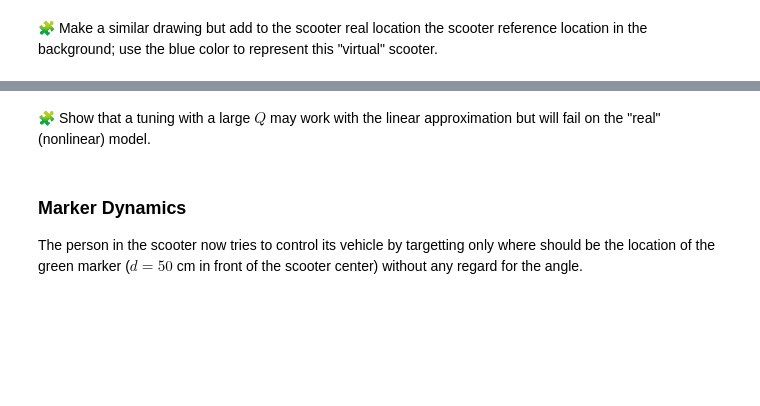
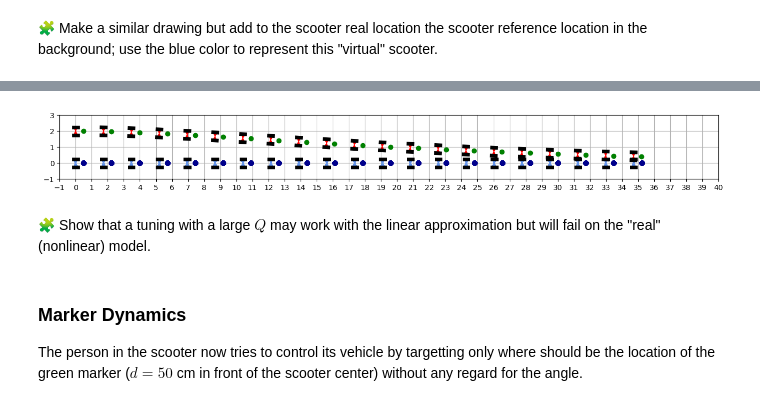
Before and after one commit to idalioua/control-engineering-with-python-project-2023-2024, a Jupyter notebook: Project-part-3.ipynb, the cells around one changed output, grey strips where cells are left out. Drawn from its saved outputs; the diff is of its cells as text; code cells hidden in the pictures; blank space fills up the shorter version.

```diff
--- a/Project-part-3.ipynb
+++ b/Project-part-3.ipynb
@@ -1008,2 +1008,55 @@ for x, y, theta in sol_t.T:
+# %%
+def draw_virtual(new_x, new_y, angle):
+    trans = array([[new_x], [new_y]])
+    rot = array([
+        [cos(angle), -sin(angle)],
+        [sin(angle),  cos(angle)]
+    ])
+
+    # Left pad
+    pad_left_corners = [[0, 0], [-r, l/2], [r, l/2]]
+    pad_left_corners += [pad_left_corners[0]]
+    pad_left_corners = array(pad_left_corners).T
+    pad_left_corners = rot @ pad_left_corners + trans
+    left_x_coords = pad_left_corners[0]
+    left_y_coords = pad_left_corners[1]
+    fill(left_x_coords, left_y_coords, color="#6495ED", zorder=10)
+
+    # Right pad
+    pad_right_corners = [[0, 0], [r, -l/2], [-r, -l/2]]
+    pad_right_corners += [pad_right_corners[0]]
+    pad_right_corners = array(pad_right_corners).T
+    pad_right_corners = rot @ pad_right_corners + trans
+    right_x_coords = pad_right_corners[0]
+    right_y_coords = pad_right_corners[1]
+    fill(right_x_coords, right_y_coords, color="#6495ED", zorder=10)
+
+    # Fixed Wheels
+    left_wheel_start = rot @ [[-r], [-l/2]] + trans
+    left_wheel_end = rot @ [[r], [-l/2]] + trans
+    plot([left_wheel_start[0], left_wheel_end[0]], [left_wheel_start[1], left_wheel_end[1]], color="black", linewidth=5, zorder=20)
+
+    right_wheel_start = rot @ [[-r], [l/2]] + trans
+    right_wheel_end = rot @ [[r], [l/2]] + trans
+    plot([right_wheel_start[0], right_wheel_end[0]], [right_wheel_start[1], right_wheel_end[1]], color="black", linewidth=5, zorder=20)
+
+    # Forward marker
+    marker_x, marker_y = rot @ array([0.5, 0]) + array([new_x, new_y])
+    plot([marker_x], [marker_y], "o", color="darkblue")
+#Virtual scooter
+referenceX=[v*tt for tt in t]
+referenceY=[0 for i in t]
+thetaR=[0 for tt in t]
+draw_arena(-1, 40, -1, 3)
+for x, y, theta in sol_t.T:
+    draw_scooter(x, y, theta)
+for x in referenceX:
+    for y in referenceY:
+        for theta in thetaR:
+            draw_virtual(x, y, theta)
+
+show()
+# %% [output]
+[figure, added]
 # %% [markdown]
 🧩 Show that a tuning with a large $Q$ may work with the linear approximation but will fail on the "real" (nonlinear) model.
```
Also changed, not shown: parts of 4 cells of this notebook.
